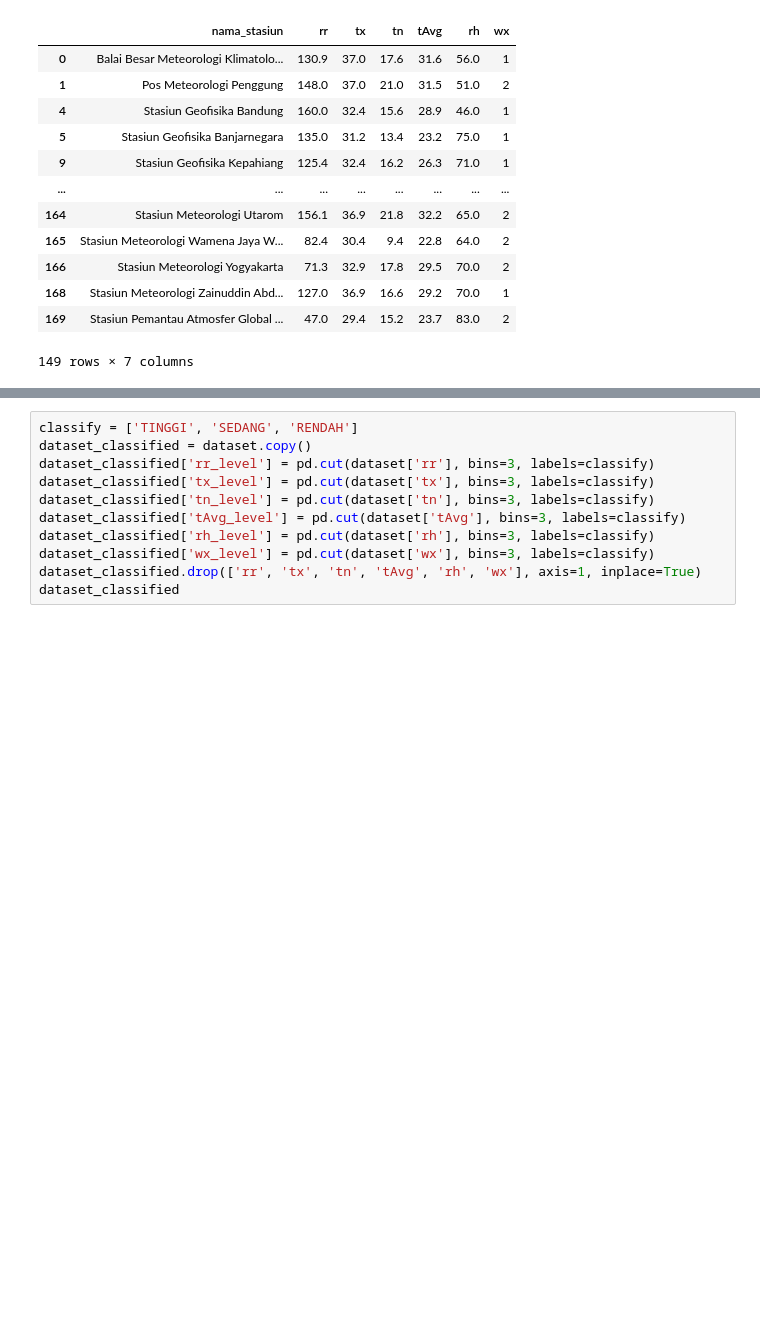
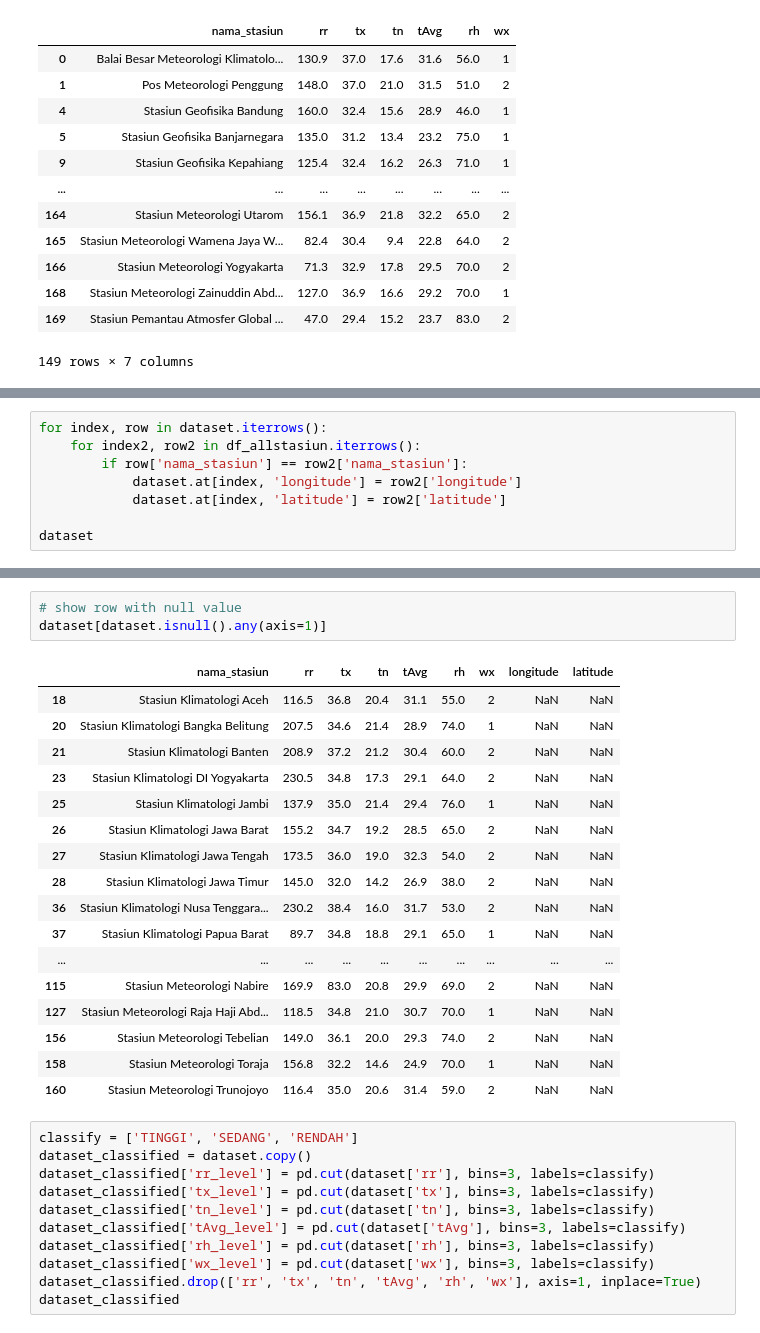
Before and after one commit to rachyharkov/cluster-extreme-climate, a Jupyter notebook: notebook.ipynb, the cells around one changed output, grey strips where cells are left out. Drawn from its saved outputs; the diff is of its cells as text; blank space fills up the shorter version.

```diff
--- a/notebook.ipynb
+++ b/notebook.ipynb
@@ -122,0 +154,8 @@ dataset.describe()
+# %%
+for index, row in dataset.iterrows():
+    for index2, row2 in df_allstasiun.iterrows():
+        if row['nama_stasiun'] == row2['nama_stasiun']:
+            dataset.at[index, 'longitude'] = row2['longitude']
+            dataset.at[index, 'latitude'] = row2['latitude']
+
+dataset
@@ -123,3 +200,24 @@ dataset.describe()
+# %%
+# show row with null value
+dataset[dataset.isnull().any(axis=1)]
+# %% [output]
+|  | nama_stasiun | rr | tx | tn | tAvg | rh | wx | longitude | latitude |
+| 18 | Stasiun Klimatologi Aceh | 116.5 | 36.8 | 20.4 | 31.1 | 55.0 | 2 | NaN | NaN |
+| 20 | Stasiun Klimatologi Bangka Belitung | 207.5 | 34.6 | 21.4 | 28.9 | 74.0 | 1 | NaN | NaN |
+| 21 | Stasiun Klimatologi Banten | 208.9 | 37.2 | 21.2 | 30.4 | 60.0 | 2 | NaN | NaN |
+| 23 | Stasiun Klimatologi DI Yogyakarta | 230.5 | 34.8 | 17.3 | 29.1 | 64.0 | 2 | NaN | NaN |
+| 25 | Stasiun Klimatologi Jambi | 137.9 | 35.0 | 21.4 | 29.4 | 76.0 | 1 | NaN | NaN |
+| 26 | Stasiun Klimatologi Jawa Barat | 155.2 | 34.7 | 19.2 | 28.5 | 65.0 | 2 | NaN | NaN |
+| 27 | Stasiun Klimatologi Jawa Tengah | 173.5 | 36.0 | 19.0 | 32.3 | 54.0 | 2 | NaN | NaN |
+| 28 | Stasiun Klimatologi Jawa Timur | 145.0 | 32.0 | 14.2 | 26.9 | 38.0 | 2 | NaN | NaN |
+| 36 | Stasiun Klimatologi Nusa Tenggara... | 230.2 | 38.4 | 16.0 | 31.7 | 53.0 | 2 | NaN | NaN |
+| 37 | Stasiun Klimatologi Papua Barat | 89.7 | 34.8 | 18.8 | 29.1 | 65.0 | 1 | NaN | NaN |
+| ... | ... | ... | ... | ... | ... | ... | ... | ... | ... |
+| 115 | Stasiun Meteorologi Nabire | 169.9 | 83.0 | 20.8 | 29.9 | 69.0 | 2 | NaN | NaN |
+| 127 | Stasiun Meteorologi Raja Haji Abd... | 118.5 | 34.8 | 21.0 | 30.7 | 70.0 | 1 | NaN | NaN |
+| 156 | Stasiun Meteorologi Tebelian | 149.0 | 36.1 | 20.0 | 29.3 | 74.0 | 2 | NaN | NaN |
+| 158 | Stasiun Meteorologi Toraja | 156.8 | 32.2 | 14.6 | 24.9 | 70.0 | 1 | NaN | NaN |
+| 160 | Stasiun Meteorologi Trunojoyo | 116.4 | 35.0 | 20.6 | 31.4 | 59.0 | 2 | NaN | NaN |
 # %%
 classify = ['TINGGI', 'SEDANG', 'RENDAH']
 dataset_classified = dataset.copy()
```
Also changed, not shown: parts of 7 cells of this notebook.
